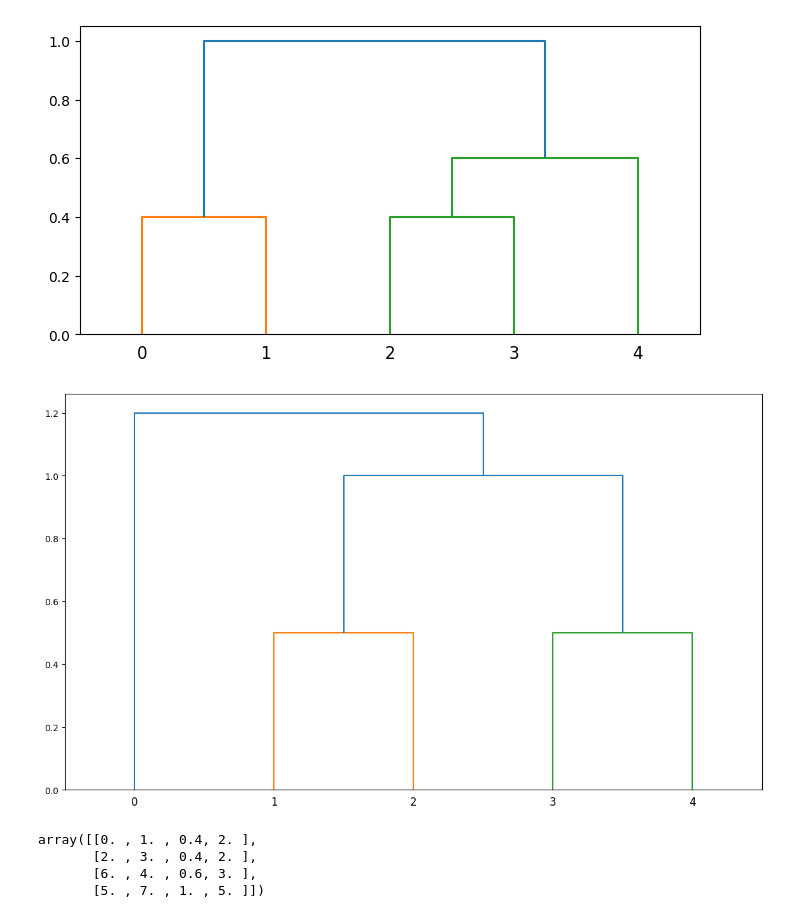
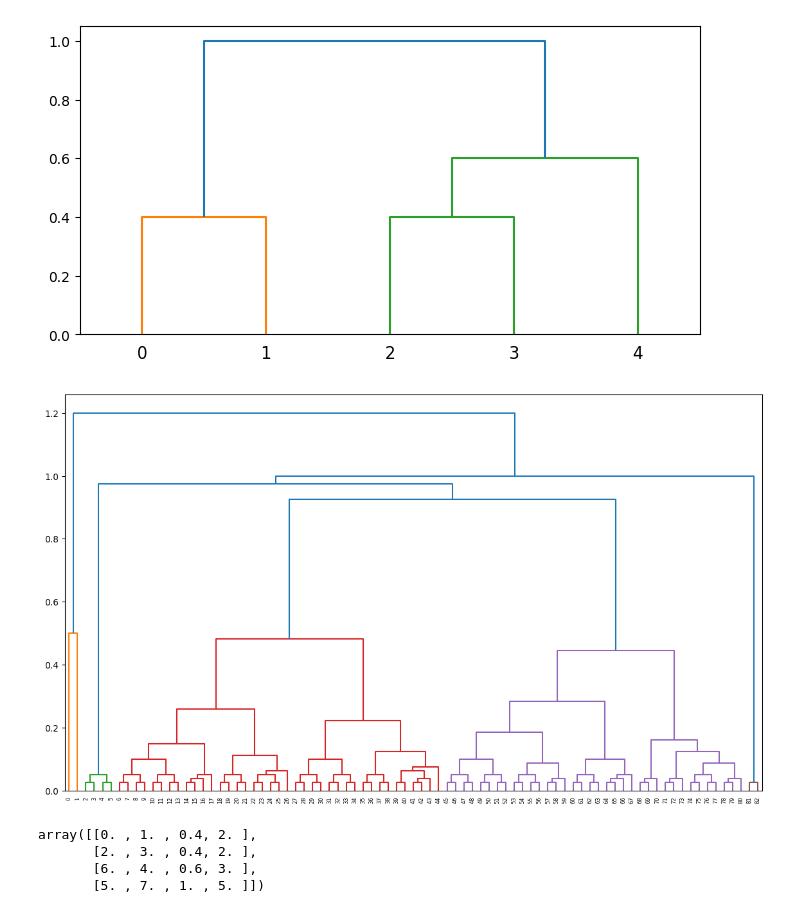
Before and after one commit to jameswburton18/TextNTabularExplanations, a Jupyter notebook: notebooks/testing_dendograms.ipynb, the cells around one changed output. Drawn from its saved outputs; the diff is of its cells as text; code cells hidden in the pictures.

```diff
--- a/notebooks/testing_dendograms.ipynb
+++ b/notebooks/testing_dendograms.ipynb
@@ -324,10 +323,88 @@ Z_join = np.array(
     ]
 )
 
-Z_join = np.array([[1., 2., 0.5, 0.],
-                   [3., 4., 0.5, 0.],
-                   [5., 6., 1.0, 0.],
-                   [0., 7., 1.2, 0.],])
+Z_join = np.array([[0.00000000e+00, 1.00000000e+00, 5.00000000e-01, 2.00000000e+00],
+                   [4.90000000e+01, 5.00000000e+01, 2.46913580e-02, 2.00000000e+00],
+                   [6.40000000e+01, 6.50000000e+01, 2.46913580e-02, 2.00000000e+00],
+                   [2.00000000e+00, 3.00000000e+00, 2.46913580e-02, 2.00000000e+00],
+                   [4.00000000e+00, 5.00000000e+00, 2.46913580e-02, 2.00000000e+00],
+                   [6.00000000e+00, 7.00000000e+00, 2.46913580e-02, 2.00000000e+00],
+                   [8.00000000e+00, 9.00000000e+00, 2.46913580e-02, 2.00000000e+00],
+                   [1.00000000e+01, 1.10000000e+01, 2.46913580e-02, 2.00000000e+00],
+                   [1.20000000e+01, 1.30000000e+01, 2.46913580e-02, 2.00000000e+00],
+                   [1.40000000e+01, 1.50000000e+01, 2.46913580e-02, 2.00000000e+00],
+                   [1.80000000e+01, 1.90000000e+01, 2.46913580e-02, 2.00000000e+00],
+                   [2.00000000e+01, 2.10000000e+01, 2.46913580e-02, 2.00000000e+00],
+                   [2.20000000e+01, 2.30000000e+01, 2.46913580e-02, 2.00000000e+00],
+                   [2.40000000e+01, 2.50000000e+01, 2.46913580e-02, 2.00000000e+00],
+                   [2.70000000e+01, 2.80000000e+01, 2.46913580e-02, 2.00000000e+00],
+                   [2.90000000e+01, 3.00000000e+01, 2.46913580e-02, 2.00000000e+00],
+                   [3.10000000e+01, 3.20000000e+01, 2.46913580e-02, 2.00000000e+00],
+                   [3.30000000e+01, 3.40000000e+01, 2.46913580e-02, 2.00000000e+00],
+                   [3.50000000e+01, 3.60000000e+01, 2.46913580e-02, 2.00000000e+00],
+                   [3.70000000e+01, 3.80000000e+01, 2.46913580e-02, 2.00000000e+00],
+                   [3.90000000e+01, 4.00000000e+01, 2.46913580e-02, 2.00000000e+00],
+                   [4.10000000e+01, 4.20000000e+01, 2.46913580e-02, 2.00000000e+00],
+                   [4.50000000e+01, 4.60000000e+01, 2.46913580e-02, 2.00000000e+00],
+                   [4.70000000e+01, 4.80000000e+01, 2.46913580e-02, 2.00000000e+00],
+                   [5.10000000e+01, 5.20000000e+01, 2.46913580e-02, 2.00000000e+00],
+                   [5.30000000e+01, 5.40000000e+01, 2.46913580e-02, 2.00000000e+00],
+                   [5.50000000e+01, 5.60000000e+01, 2.46913580e-02, 2.00000000e+00],
+                   [5.70000000e+01, 5.80000000e+01, 2.46913580e-02, 2.00000000e+00],
+                   [6.00000000e+01, 6.10000000e+01, 2.46913580e-02, 2.00000000e+00],
+                   [6.20000000e+01, 6.30000000e+01, 2.46913580e-02, 2.00000000e+00],
+                   [6.80000000e+01, 6.90000000e+01, 2.46913580e-02, 2.00000000e+00],
+                   [7.10000000e+01, 7.20000000e+01, 2.46913580e-02, 2.00000000e+00],
+                   [7.40000000e+01, 7.50000000e+01, 2.46913580e-02, 2.00000000e+00],
+                   [7.60000000e+01, 7.70000000e+01, 2.46913580e-02, 2.00000000e+00],
+                   [7.80000000e+01, 7.90000000e+01, 2.46913580e-02, 2.00000000e+00],
+                   [8.10000000e+01, 8.20000000e+01, 2.46913580e-02, 2.00000000e+00],
+                   [9.20000000e+01, 1.60000000e+01, 3.70370370e-02, 3.00000000e+00],
+                   [1.04000000e+02, 4.30000000e+01, 3.70370370e-02, 3.00000000e+00],
+                   [8.50000000e+01, 6.60000000e+01, 3.70370370e-02, 3.00000000e+00],
+                   [8.60000000e+01, 8.70000000e+01, 4.93827160e-02, 4.00000000e+00],
+                   [8.80000000e+01, 8.90000000e+01, 4.93827160e-02, 4.00000000e+00],
+                   [9.00000000e+01, 9.10000000e+01, 4.93827160e-02, 4.00000000e+00],
+                   [9.30000000e+01, 9.40000000e+01, 4.93827160e-02, 4.00000000e+00],
+                   [9.50000000e+01, 9.60000000e+01, 4.93827160e-02, 4.00000000e+00],
+                   [9.70000000e+01, 9.80000000e+01, 4.93827160e-02, 4.00000000e+00],
+                   [9.90000000e+01, 1.00000000e+02, 4.93827160e-02, 4.00000000e+00],
+                   [1.01000000e+02, 1.02000000e+02, 4.93827160e-02, 4.00000000e+00],
+                   [1.05000000e+02, 1.06000000e+02, 4.93827160e-02, 4.00000000e+00],
+                   [8.40000000e+01, 1.07000000e+02, 4.93827160e-02, 4.00000000e+00],
+                   [1.08000000e+02, 1.09000000e+02, 4.93827160e-02, 4.00000000e+00],
+                   [1.11000000e+02, 1.12000000e+02, 4.93827160e-02, 4.00000000e+00],
+                   [1.13000000e+02, 7.00000000e+01, 3.70370370e-02, 3.00000000e+00],
+                   [1.15000000e+02, 1.16000000e+02, 4.93827160e-02, 4.00000000e+00],
+                   [1.17000000e+02, 8.00000000e+01, 3.70370370e-02, 3.00000000e+00],
+                   [1.03000000e+02, 1.20000000e+02, 6.17283951e-02, 5.00000000e+00],
+                   [1.10000000e+02, 5.90000000e+01, 3.70370370e-02, 3.00000000e+00],
+                   [1.21000000e+02, 6.70000000e+01, 4.93827160e-02, 4.00000000e+00],
+                   [1.14000000e+02, 7.30000000e+01, 3.70370370e-02, 3.00000000e+00],
+                   [1.19000000e+02, 1.70000000e+01, 4.93827160e-02, 4.00000000e+00],
+                   [1.26000000e+02, 2.60000000e+01, 6.17283951e-02, 5.00000000e+00],
+                   [1.37000000e+02, 4.40000000e+01, 7.40740741e-02, 6.00000000e+00],
+                   [1.32000000e+02, 1.38000000e+02, 8.64197531e-02, 7.00000000e+00],
+                   [1.35000000e+02, 1.36000000e+02, 8.64197531e-02, 7.00000000e+00],
+                   [1.23000000e+02, 1.24000000e+02, 9.87654321e-02, 8.00000000e+00],
+                   [1.27000000e+02, 1.28000000e+02, 9.87654321e-02, 8.00000000e+00],
+                   [1.30000000e+02, 1.31000000e+02, 9.87654321e-02, 8.00000000e+00],
+                   [1.33000000e+02, 1.39000000e+02, 9.87654321e-02, 8.00000000e+00],
+                   [1.25000000e+02, 1.42000000e+02, 1.11111111e-01, 9.00000000e+00],
+                   [1.29000000e+02, 1.43000000e+02, 1.23456790e-01, 1.00000000e+01],
+                   [1.46000000e+02, 1.41000000e+02, 1.48148148e-01, 1.20000000e+01],
+                   [1.40000000e+02, 1.45000000e+02, 1.23456790e-01, 1.00000000e+01],
+                   [1.48000000e+02, 1.44000000e+02, 1.85185185e-01, 1.50000000e+01],
+                   [1.47000000e+02, 1.51000000e+02, 2.22222222e-01, 1.80000000e+01],
+                   [1.52000000e+02, 1.50000000e+02, 2.59259259e-01, 2.10000000e+01],
+                   [1.34000000e+02, 1.53000000e+02, 1.60493827e-01, 1.30000000e+01],
+                   [1.54000000e+02, 1.49000000e+02, 2.83950617e-01, 2.30000000e+01],
+                   [1.58000000e+02, 1.57000000e+02, 4.44444444e-01, 3.60000000e+01],
+                   [1.56000000e+02, 1.55000000e+02, 4.81481481e-01, 3.90000000e+01],
+                   [1.60000000e+02, 1.59000000e+02, 9.25925926e-01, 7.50000000e+01],
+                   [1.22000000e+02, 1.61000000e+02, 9.75308642e-01, 7.90000000e+01],
+                   [1.62000000e+02, 1.18000000e+02, 1.00000000e+00, 8.10000000e+01],
+                   [8.30000000e+01, 1.63000000e+02, 1.20000000e+00, 8.30000000e+01]])
 fig = plt.figure(figsize=(14, 8))
 # dn = dendrogram(np.concatenate([Z, C + [6,6,0,6],[[10.0, 11.0, 1.5, 7.0]]]), labels=['s', 'romantic ', 'comedy', 's','Rating', 'Run', 'Votes'])
 # , labels=['Rating', 'Run', 'Votes','s', 'romantic ', 'comedy', 's'])
@@ -345,34 +422,34 @@ dn = dendrogram(
     # "An",
     # "off",
     # "beat",
     # "romantic",
     # "comedy",
     # "about",
     # "a",
     # "woman",
     # "who",
     # "doesn",
     # "'",
     # "t",
     # "believe",
     # "true",
     # "love",
     # "exists",
     # ",",
     # "and",
     # "the",
     # "young",
     # "man",
     # "who",
     # "falls",
     # "for",
     # "her",
     # ".",
     # '']
 )
 plt.show()
 # %% [output]
-[figure, old version]
+[figure, new version]
 # %%
 y = Z.copy()
 y  # (Z[:,:2]>=6)*3
```
Also changed, not shown: parts of 3 cells of this notebook, 8 other files.
